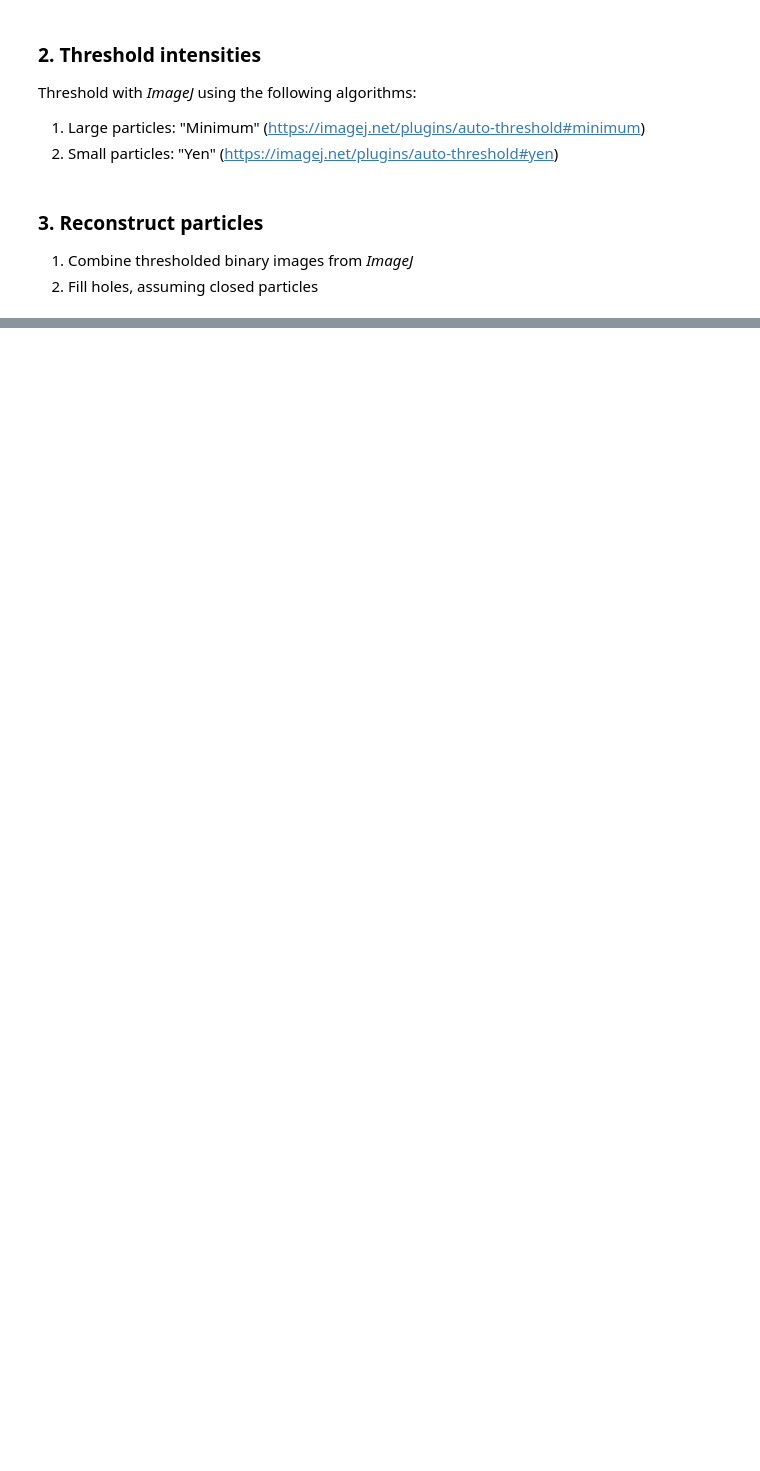
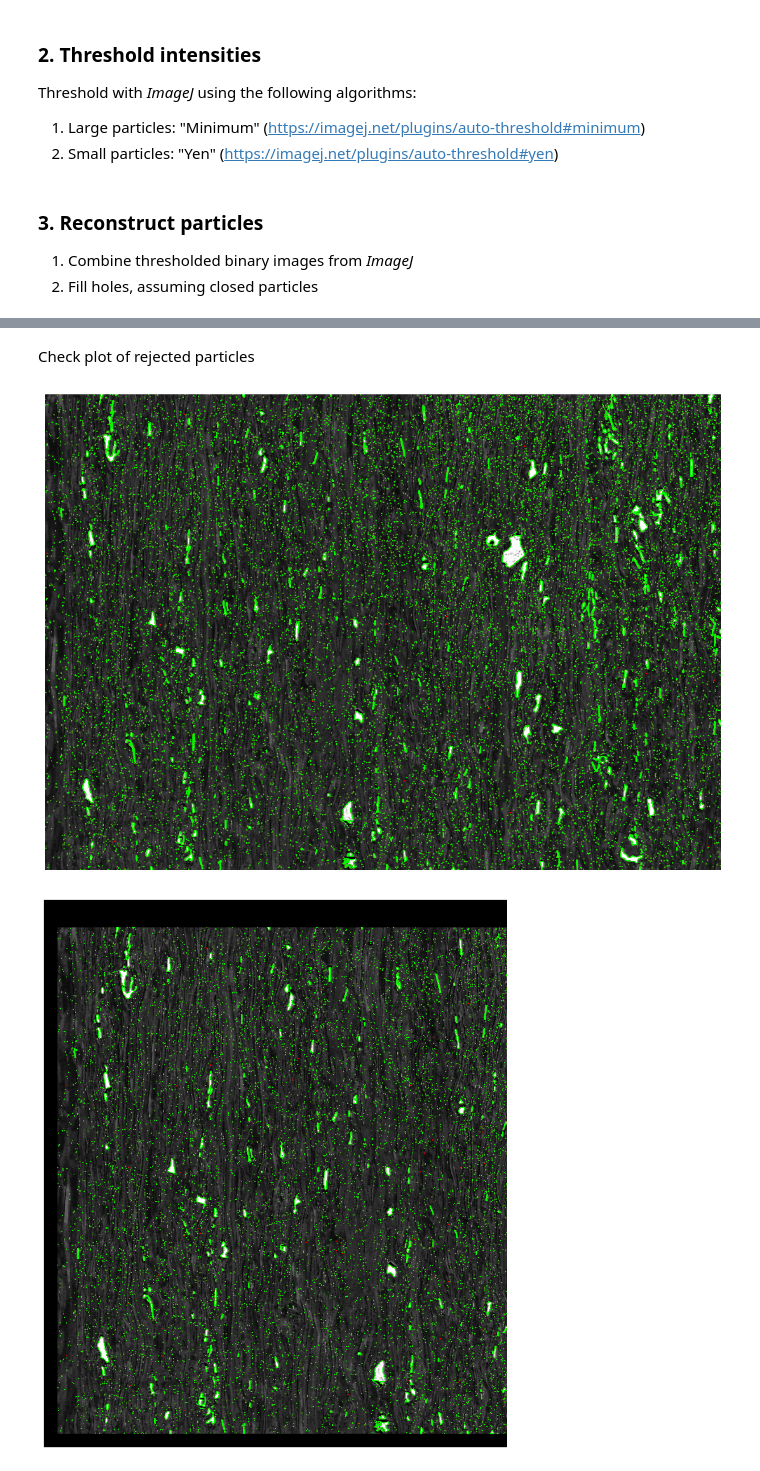
Before and after one commit to hakonanes/p-texture-al-mn-alloys, a Jupyter notebook: notebooks/bse2_particle_detection.ipynb, the cells around one changed output, grey strips where cells are left out. Cells and saved outputs as stored; diff of their text form; code cells hidden in the pictures; blank space fills up the shorter version.

```diff
--- a/notebooks/bse2_particle_detection.ipynb
+++ b/notebooks/bse2_particle_detection.ipynb
@@ -210,10 +208,10 @@ if data_type == "bse":
 # %%
-# Filter detected particles
 threshold_mean_intensity = np.percentile(mean_intensity, 55)  # 55
 threshold_roundness = np.percentile(roundness[roundness > 0], 25)  # 25
 threshold_solidity = np.percentile(solidity[solidity > 0], 25)  # 25
 print(threshold_mean_intensity, threshold_roundness, threshold_solidity)
 
+# Combine masks
 keep = (
     mean_intensity > threshold_mean_intensity,
     roundness == 0,
@@ -222,18 +220,17 @@ keep = (
     solidity > threshold_solidity,
 )
 
-# Reject some particles
+# Remove some particles
 regions2 = regions[np.logical_or.reduce(keep)]
 print(regions2)
 
-if data_type == "bse":
-    keep_roi = (
-        mean_intensity_roi > threshold_mean_intensity,
-        roundness_roi == 0,
-        roundness_roi > threshold_roundness,
-        solidity_roi == 0,
-        solidity_roi > threshold_solidity,
-    )
-    regions_roi2 = regions_roi[np.logical_or.reduce(keep_roi)]
-    print(regions_roi2, (regions_roi2.label.size / regions_roi2.map_size) * 1e3)
+keep_roi = (
+    mean_intensity_roi > threshold_mean_intensity,
+    roundness_roi == 0,
+    roundness_roi > threshold_roundness,
+    solidity_roi == 0,
+    solidity_roi > threshold_solidity,
+)
+regions_roi2 = regions_roi[np.logical_or.reduce(keep_roi)]
+print(regions_roi2, (regions_roi2.label.size / regions_roi2.map_size) * 1e3)
 # %% [output]
@@ -260,21 +260,26 @@ MapRegions: 10545 0.7608719180899193
+# %% [markdown]
+Check plot of rejected particles
 # %%
-# Check plot of rejected particles
 with plt.rc_context(rc={"lines.linewidth": 0.5}):
+    # Full map
     contour_kwds = dict(zorder=2, linewidths=0.5)
     fig, ax = plt.subplots(sharex=True, sharey=True, figsize=(10, 10))
     ax.imshow(regions.intensity_image, cmap="gray")
     ax.contour(~regions.is_background_map, colors="red", **contour_kwds)
     ax.contour(~regions2.is_background_map, colors="lime", **contour_kwds)
     ax.axis("off")
     fig.tight_layout()
-    fig.savefig(os.path.join(dir_partdet, f"{data_type}_particles.png"), **savefig_kw)
+    fig.savefig(os.path.join(dir_partdet, f"bse_particles.png"), **savefig_kw)
 
-    if data_type == "bse":
-        contour_kwds = dict(zorder=2, linewidths=0.5)
-        fig, ax = plt.subplots(sharex=True, sharey=True, figsize=(10, 10))
-        ax.imshow(regions_roi.intensity_image, cmap="gray")
-        ax.contour(~regions_roi.is_background_map, colors="red", **contour_kwds)
-        ax.contour(~regions_roi2.is_background_map, colors="lime", **contour_kwds)
-        ax.axis("off")
-        fig.tight_layout()
-        fig.savefig(os.path.join(dir_partdet, "bse_particles_roi.png"), **savefig_kw)
+    # ROI
+    contour_kwds = dict(zorder=2, linewidths=0.5)
+    fig, ax = plt.subplots(sharex=True, sharey=True, figsize=(10, 10))
+    ax.imshow(regions_roi.intensity_image, cmap="gray")
+    ax.contour(~regions_roi.is_background_map, colors="red", **contour_kwds)
+    ax.contour(~regions_roi2.is_background_map, colors="lime", **contour_kwds)
+    ax.axis("off")
+    fig.tight_layout()
+    fig.savefig(os.path.join(dir_partdet, "bse_particles_roi.png"), **savefig_kw)
+# %% [output]
+[figure, added]
+[figure, added]
```
Also changed, not shown: parts of 28 cells of this notebook, 4 other files.
